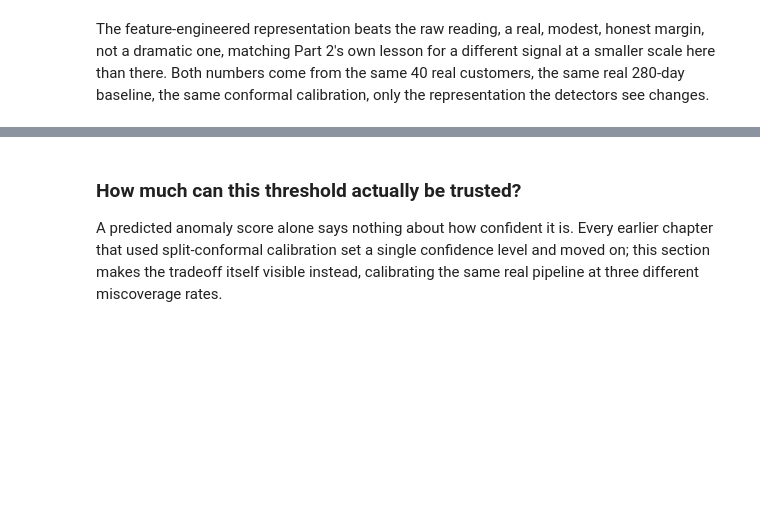
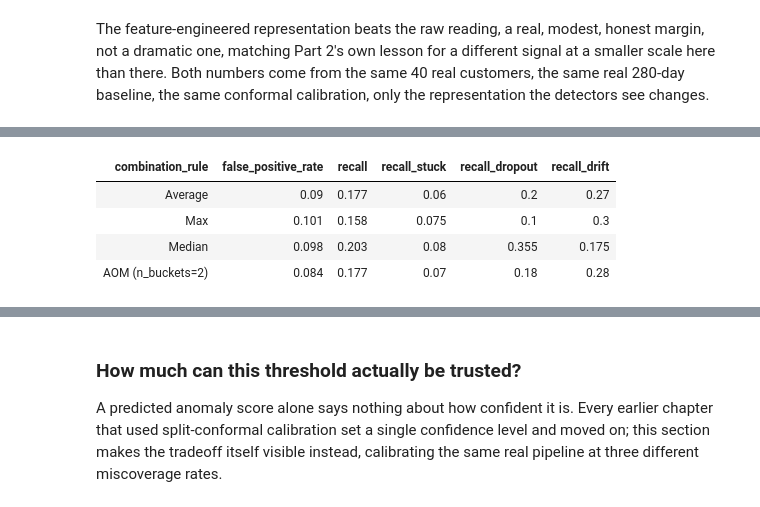
Before and after one commit to sambaiga/ml-energy-disaggregation, a Jupyter notebook: book/04-grid-edge/06-anomaly-detection-code.ipynb, the cells around one changed output, grey strips where cells are left out. Cells and saved outputs as stored; diff of their text form; code cells hidden in the pictures; blank space fills up the shorter version.

```diff
--- a/book/04-grid-edge/06-anomaly-detection-code.ipynb
+++ b/book/04-grid-edge/06-anomaly-detection-code.ipynb
@@ -152,22 +146,23 @@ DETECTORS = {
 }
 
 
-def score_all(X_train, X_query):
+def score_all(X_train, X_query, detectors=None):
+    detectors = detectors or DETECTORS
     return [
         (scorer(X_train, X_query, bandwidth=1.0) if name == "kde" else scorer(X_train, X_query))
-        for name, scorer in DETECTORS.items()
+        for name, scorer in detectors.items()
     ]
 
 
-def run_customer(profiles, featurize, *, alpha=0.1, n_anomaly_days=5):
+def run_customer(profiles, featurize, *, alpha=0.1, n_anomaly_days=5, detectors=None, combiner=ensemble_score):
     """One real customer's own self-baseline pipeline: fit, calibrate, and check both normal and injected days."""
     X_train = np.array([featurize(profiles[d]) for d in train_days])
     X_cal = np.array([featurize(profiles[d]) for d in calibration_days])
     X_test_normal = np.array([featurize(profiles[d]) for d in test_normal_days])
 
-    bounds = fit_ensemble_bounds(score_all(X_train, X_train))
-    threshold = calibrate_anomaly_threshold(ensemble_score(score_all(X_train, X_cal), bounds), alpha=alpha)
-    flagged_normal = is_anomalous(ensemble_score(score_all(X_train, X_test_normal), bounds), threshold)
+    bounds = fit_ensemble_bounds(score_all(X_train, X_train, detectors))
+    threshold = calibrate_anomaly_threshold(combiner(score_all(X_train, X_cal, detectors), bounds), alpha=alpha)
+    flagged_normal = is_anomalous(combiner(score_all(X_train, X_test_normal, detectors), bounds), threshold)
 
     caught = dict.fromkeys(INJECTIONS, 0)
     for i, (name, inject_fn) in enumerate(INJECTIONS.items()):
@@ -175,7 +170,7 @@ def run_customer(profiles, featurize, *, alpha=0.1, n_anomaly_days=5):
             day = anomaly_day_pool[(i * n_anomaly_days + j) % len(anomaly_day_pool)]
             seed = hash((name, i, j, day)) % (2**32)
             anomalous = inject_fn(profiles[day], rng=np.random.default_rng(seed))
-            score = ensemble_score(score_all(X_train, featurize(anomalous).reshape(1, -1)), bounds)
+            score = combiner(score_all(X_train, featurize(anomalous).reshape(1, -1), detectors), bounds)
             caught[name] += int(is_anomalous(score, threshold)[0])
 
     return flagged_normal.sum(), len(flagged_normal), caught
@@ -215,0 +264,43 @@ The feature-engineered representation beats the raw reading, a real, modest, hon
+# %%
+from ark.anomaly.detectors import ensemble_score_aom, ensemble_score_max, ensemble_score_median
+
+COMBINERS = {
+    "Average": ensemble_score,
+    "Max": ensemble_score_max,
+    "Median": ensemble_score_median,
+    "AOM (n_buckets=2)": lambda s, b: ensemble_score_aom(s, b, n_buckets=2, random_state=0),
+}
+
+combiner_rows = []
+for label, combiner in COMBINERS.items():
+    fp_count, fp_total = 0, 0
+    caught_total = dict.fromkeys(INJECTIONS, 0)
+    n_anomaly_days = 5
+    for customer_idx in customer_sample:
+        fp, total, caught = run_customer(
+            load_data[customer_idx], extract_features, n_anomaly_days=n_anomaly_days, combiner=combiner
+        )
+        fp_count += fp
+        fp_total += total
+        for name in INJECTIONS:
+            caught_total[name] += caught[name]
+    n_per_type = len(customer_sample) * n_anomaly_days
+    combiner_rows.append(
+        {
+            "combination_rule": label,
+            "false_positive_rate": fp_count / fp_total,
+            "recall": sum(caught_total.values()) / (len(INJECTIONS) * n_per_type),
+            "recall_stuck": caught_total["stuck"] / n_per_type,
+            "recall_dropout": caught_total["dropout"] / n_per_type,
+            "recall_drift": caught_total["drift"] / n_per_type,
+        }
+    )
+
+combiner_df = pd.DataFrame(combiner_rows)
+themed_gt(combiner_df.round(3))
+# %% [output]
+| combination_rule | false_positive_rate | recall | recall_stuck | recall_dropout | recall_drift |
+| Average | 0.09 | 0.177 | 0.06 | 0.2 | 0.27 |
+| Max | 0.101 | 0.158 | 0.075 | 0.1 | 0.3 |
+| Median | 0.098 | 0.203 | 0.08 | 0.355 | 0.175 |
+| AOM (n_buckets=2) | 0.084 | 0.177 | 0.07 | 0.18 | 0.28 |
```
Also changed, not shown: parts of 21 cells of this notebook.
